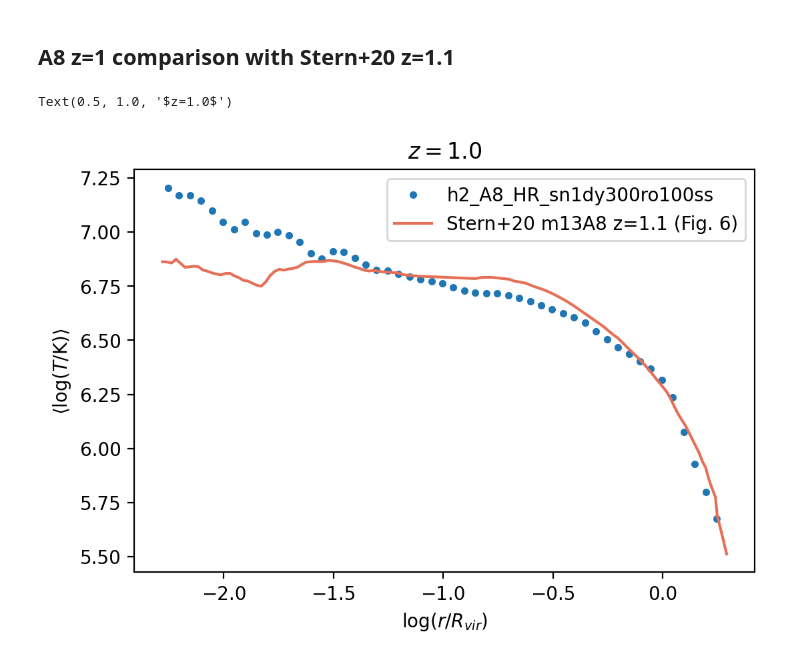
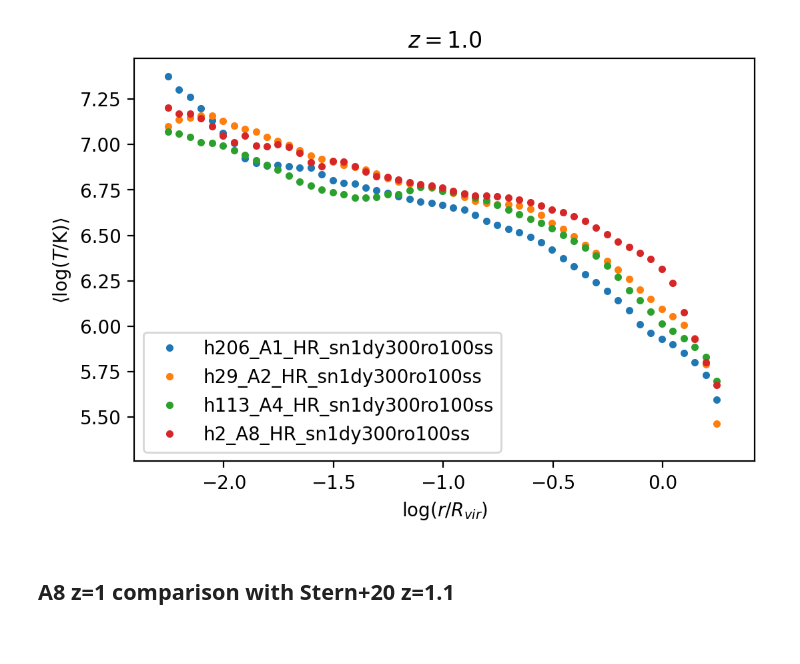
Before and after one commit to isulta/massive-halos, a Jupyter notebook: temperature_profiles.ipynb, the cells around one changed output. Saved outputs shown, nothing was run; the diff lists cells and outputs as text; code cells hidden in the pictures.

```diff
--- a/temperature_profiles.ipynb
+++ b/temperature_profiles.ipynb
@@ -50,3 +50,28 @@ def logTavgGen( p0, Tmask=True, rbins=np.power(10, np.arange(np.log10(0.00525863
         logTavg = np.sum(np.log10(p0['Temperature'][idx]) * p0['Vi'][idx]) / np.sum(p0['Vi'][idx])
         logTavgbins.append(logTavg)
     return rmid, logTavgbins
+# %%
+def data_allsims_gen(snapnum):
+    data_allsims = {}
+    for simTag in officialSimNames.keys():
+        simName = simTag + simNameBase
+        p0 = load_p0(simName, snapnum)
+        rmid, logTavgbins = logTavgGen(p0)
+        data_allsims[simTag]= (p0, rmid, logTavgbins)
+    return data_allsims
+# %%
+def plot_allsims(data_allsims, z_round2):
+    plt.figure(dpi=200)
+
+    for simTag, (p0, rmid, logTavgbins) in data_allsims.items():
+        plt.plot(np.log10(rmid), logTavgbins, '.', label=f'{simTag}_{officialSimNames[simTag]}{simNameBase}')
+        assert np.round(p0["Redshift"], 2) == z_round2
+
+    plt.xlabel(r'$\log (r/R_{vir})$')
+    plt.ylabel(r'$\left<\log \left(T/\mathrm{K}\right)\right>$')
+    plt.legend()
+    plt.title(f'$z={np.round(p0["Redshift"],2)}$')
+
+    # chosen for z=1.0 and z=1.1 for both plot_allsims and Stern_comparison
+    plt.xlim(-2.4076934712894045, 0.4207781206510557)
+    plt.ylim(5.256989216804504, 7.472256517410278)
@@ -95,0 +102,2 @@ Text(0.5, 1.0, '$z=1.0$')
+# %%
+data_allsims_277 = data_allsims_gen(277)
@@ -96,18 +122,7 @@ Text(0.5, 1.0, '$z=1.0$')
+# %%
+plot_allsims(data_allsims_277, 1.00)
+plt.savefig('Figures/Tprofile_allsims_z1.png')
+# %% [output]
+[figure, added]
 # %% [markdown]
 ## A8 z=1 comparison with Stern+20 z=1.1
-# %%
-p0, rmid, logTavgbins = data_allsims['h2']
-
-plt.figure(dpi=200)
-plt.plot(np.log10(rmid), logTavgbins, '.', label=f'{simTag}_{officialSimNames[simTag]}{simNameBase}')
-
-x_fid,y_fid = np.loadtxt('Stern20_Fig6_m13A8_Tavg_z1.1.csv', delimiter=',').T
-plt.plot(np.log10(x_fid),np.log10(y_fid), label='Stern+20 m13A8 z=1.1 (Fig. 6)', c='#e57058')
-
-plt.xlabel(r'$\log (r/R_{vir})$')
-plt.ylabel(r'$\left<\log \left(T/\mathrm{K}\right)\right>$')
-plt.legend()
-plt.title(f'$z={np.round(p0["Redshift"],2)}$')
-# %% [output]
-Text(0.5, 1.0, '$z=1.0$')
-[figure, removed]
```
Also changed, not shown: parts of 13 cells of this notebook, 4 other files.
